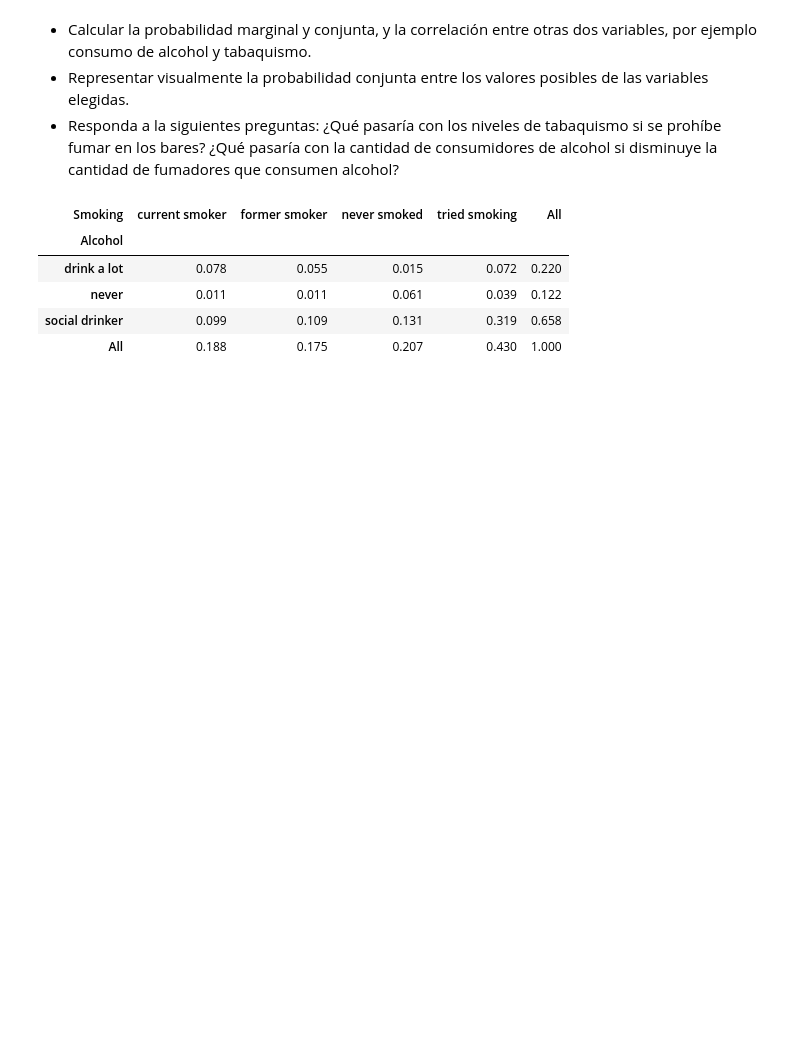
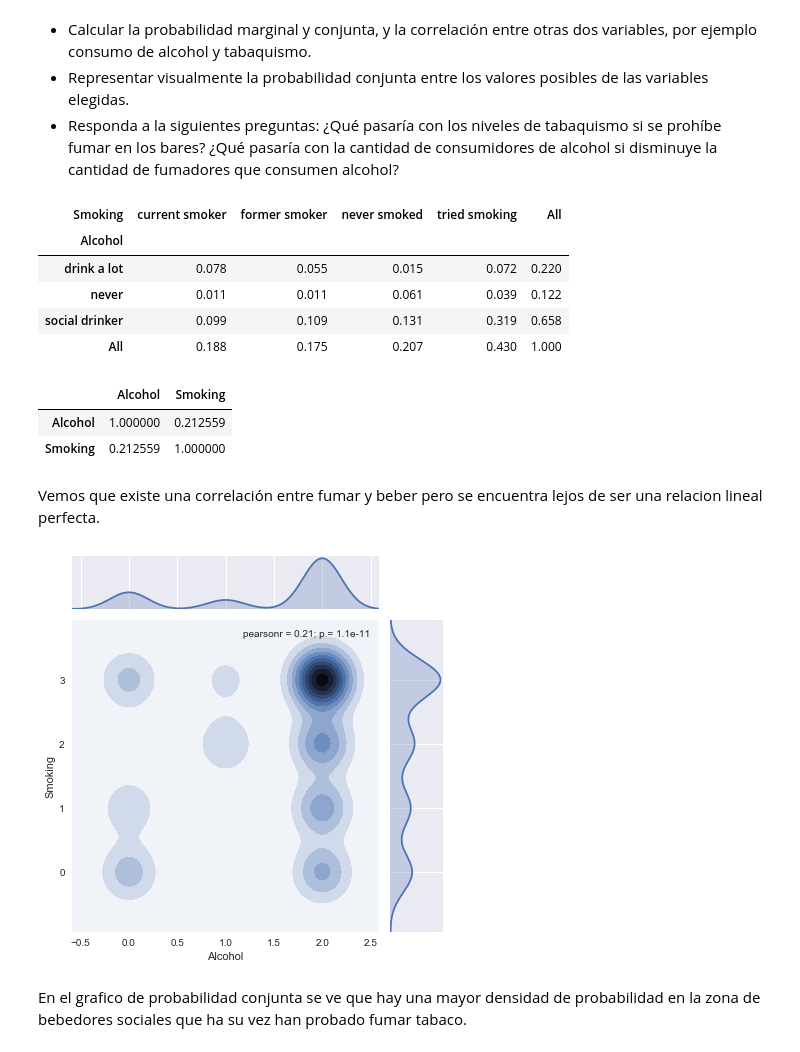
Before and after one commit to renzobechler-zz/diplodatos, a Jupyter notebook: Laboratorio 1 - Soluciones.ipynb, the cells around one changed output. Drawn from its saved outputs; the diff is of its cells as text; code cells hidden in the pictures; blank space fills up the shorter version.

Commit message:
laboratorio 1 listo para revisar

```diff
--- a/Laboratorio 1 - Soluciones.ipynb
+++ b/Laboratorio 1 - Soluciones.ipynb
@@ -421,3 +421,36 @@ p_x_and_y
 | never | 0.011 | 0.011 | 0.061 | 0.039 | 0.122 |
 | social drinker | 0.099 | 0.109 | 0.131 | 0.319 | 0.658 |
 | All | 0.188 | 0.175 | 0.207 | 0.430 | 1.000 |
+# %%
+# calculamos la correlacion entre tabaquismo y consumo de alcohol
+
+# Desechamos los valores NaN
+
+dataset_nan = dataset.dropna(subset=["Alcohol", "Smoking"])
+
+dataset_alc_tab = dataset_nan.loc[:,["Alcohol", "Smoking"]]
+
+# Al ser variables categoricas debemos codificarlas de algun modo para poder calcular la correlacion. Por la modalidad
+# de la encuesta vemos que son variables categoricas ordinales por lo cual el orden es importante.
+alcohol_orden = ["Never", "Social drinker", "Drink a lot"]
+smoking_orden = ["Never smoked", "Tried smoking", "Former smoker", "Current smoker"]
+
+dataset_alc_tab_cat = dataset_alc_tab.astype(dtype={"Alcohol":"category", "Smoking":"category"}, ordered=True,
+                       categories={"Alcohol":alcohol_orden, "Smoking":smoking_orden})
+
+dataset_alc_tab_cat.Smoking = dataset_alc_tab_cat.Smoking.cat.codes
+dataset_alc_tab_cat.Alcohol = dataset_alc_tab_cat.Alcohol.cat.codes
+
+dataset_alc_tab_cat.corr()
+# %% [output]
+|  | Alcohol | Smoking |
+| Alcohol | 1.000000 | 0.212559 |
+| Smoking | 0.212559 | 1.000000 |
+# %% [markdown]
+Vemos que existe una correlación entre fumar y beber pero se encuentra lejos de ser una relacion lineal perfecta.
+# %%
+sns.jointplot("Alcohol", "Smoking", data=dataset_alc_tab_cat, kind="kde");
+# %% [output]
+[figure, added]
+# %% [markdown]
+En el grafico de probabilidad conjunta se ve que hay una mayor densidad de probabilidad en la zona de bebedores sociales que ha su vez han probado fumar tabaco.
```
Also changed, not shown: parts of 1 cell of this notebook.
